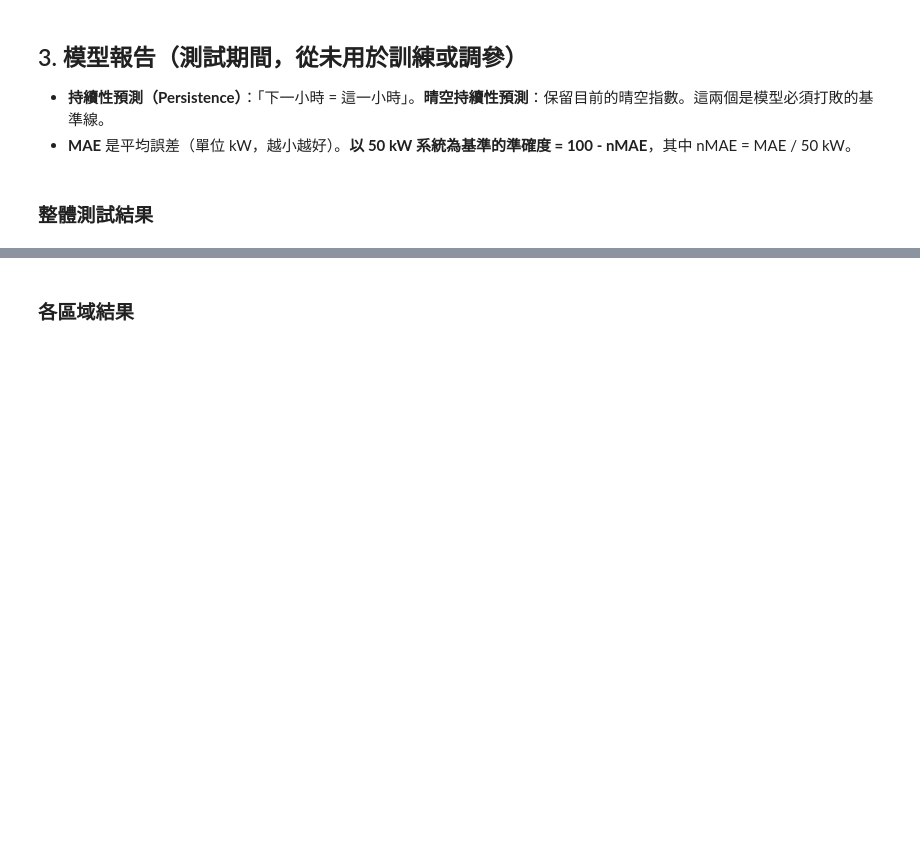
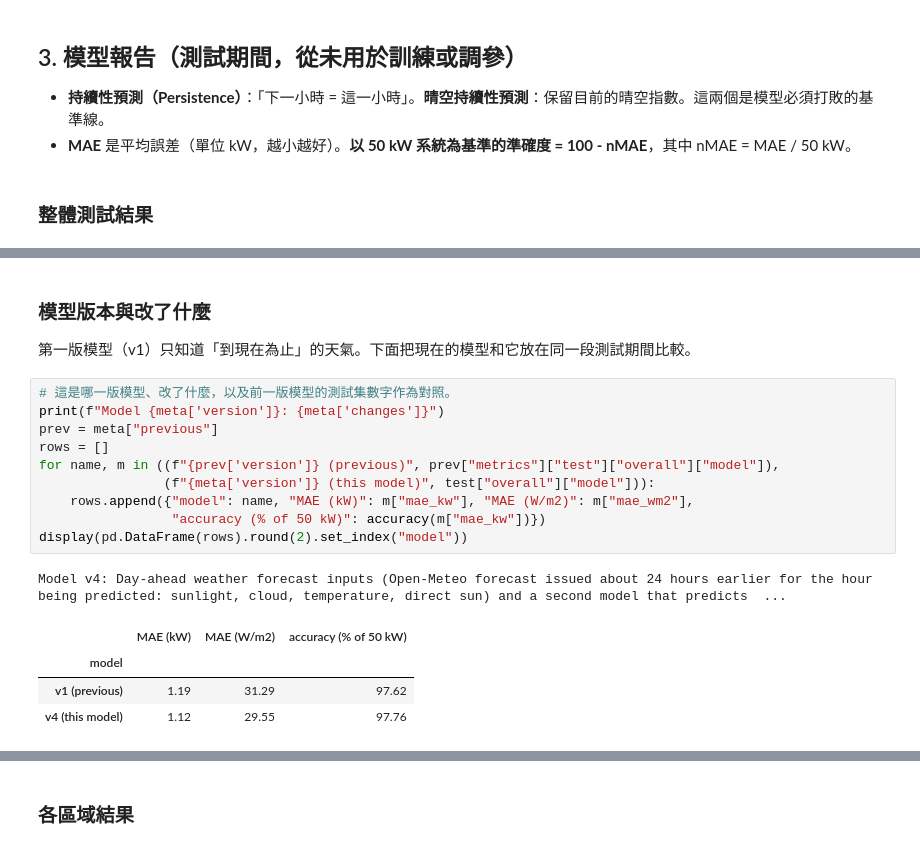
Before and after one commit to nashwu0117/SolarCast-Lite, a Jupyter notebook: notebooks/SolarCast_NZ_Judges.zh-TW.ipynb, the cells around one changed output, grey strips where cells are left out. Saved outputs shown, nothing was run; the diff lists cells and outputs as text; blank space fills up the shorter version.

```diff
--- a/notebooks/SolarCast_NZ_Judges.zh-TW.ipynb
+++ b/notebooks/SolarCast_NZ_Judges.zh-TW.ipynb
@@ -82,0 +86,19 @@ The model's error is 71 % lower than persistence.
+# %% [markdown]
+### 模型版本與改了什麼
+第一版模型（v1）只知道「到現在為止」的天氣。下面把現在的模型和它放在同一段測試期間比較。
+# %%
+# 這是哪一版模型、改了什麼，以及前一版模型的測試集數字作為對照。
+print(f"Model {meta['version']}: {meta['changes']}")
+prev = meta["previous"]
+rows = []
+for name, m in ((f"{prev['version']} (previous)", prev["metrics"]["test"]["overall"]["model"]),
+                (f"{meta['version']} (this model)", test["overall"]["model"])):
+    rows.append({"model": name, "MAE (kW)": m["mae_kw"], "MAE (W/m2)": m["mae_wm2"],
+                 "accuracy (% of 50 kW)": accuracy(m["mae_kw"])})
+display(pd.DataFrame(rows).round(2).set_index("model"))
+# %% [output]
+Model v4: Day-ahead weather forecast inputs (Open-Meteo forecast issued about 24 hours earlier for the hour being predicted: sunlight, cloud, temperature, direct sun) and a second model that predicts  ...
+|  | MAE (kW) | MAE (W/m2) | accuracy (% of 50 kW) |
+| model |  |  |  |
+| v1 (previous) | 1.19 | 31.29 | 97.62 |
+| v4 (this model) | 1.12 | 29.55 | 97.76 |
```
Also changed, not shown: parts of 10 cells of this notebook, 25 other files.
